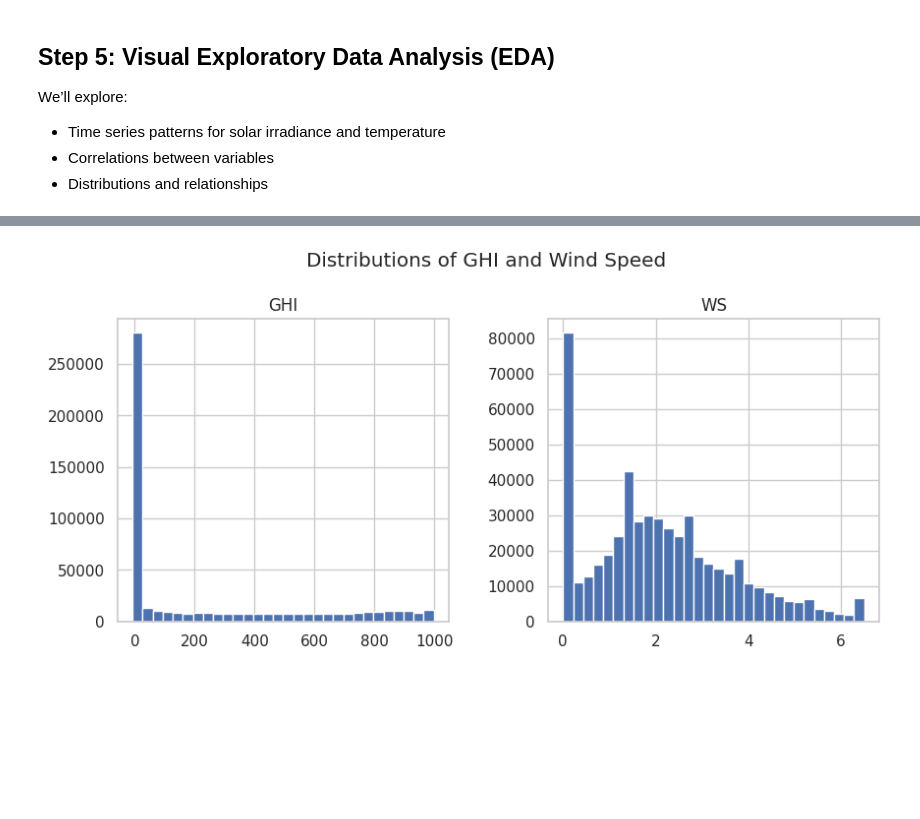
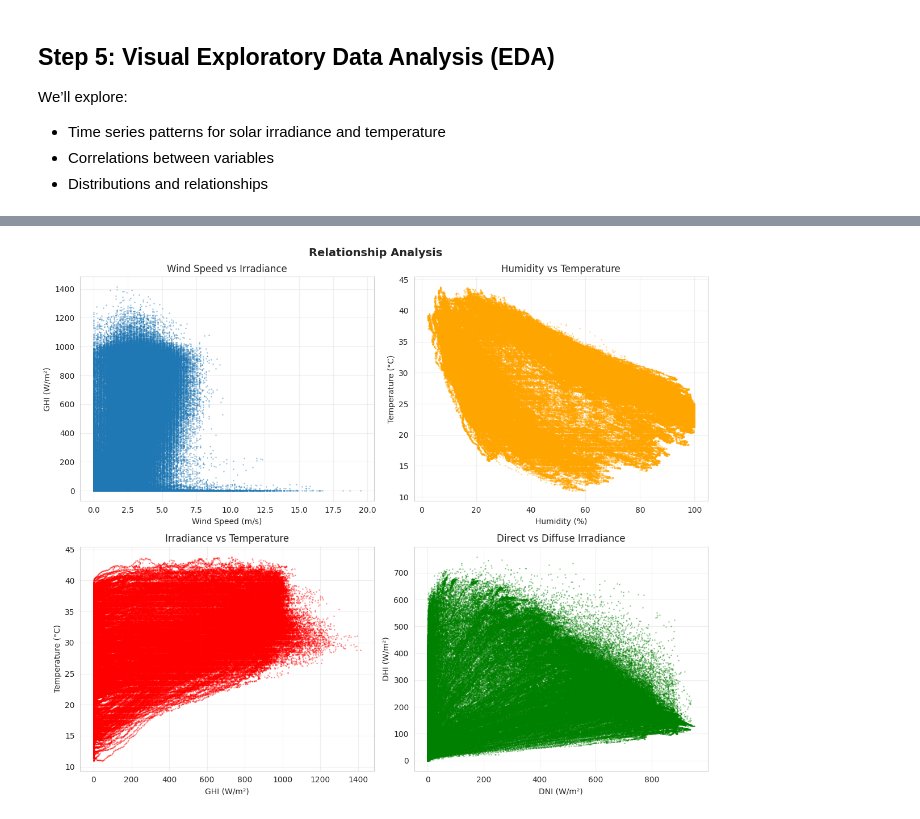
Before and after one commit to Zufan-Hadgu/solar-challenge-week0, a Jupyter notebook: notebooks/benin_eda.ipynb, the cells around one changed output, grey strips where cells are left out. Drawn from its saved outputs; the diff is of its cells as text; code cells hidden in the pictures; blank space fills up the shorter version.

```diff
--- a/notebooks/benin_eda.ipynb
+++ b/notebooks/benin_eda.ipynb
@@ -134,0 +177,17 @@ Percentage of outliers: 1.4726027397260275
+# %%
+# Outlier detection - ENVIRONMENTAL (all data)
+print("\nOutlier Detection - Environmental Variables:")
+print("="*50)
+
+env_cols = ['Tamb', 'RH', 'WS', 'WSgust', 'BP']
+env_df = df[env_cols].dropna()
+
+if len(env_df) > 0:
+    z_scores_env = np.abs(stats.zscore(env_df))
+    outliers_env = (z_scores_env > 3).any(axis=1)
+    print(f"Records analyzed: {len(env_df):,}")
+    print(f"Outliers: {outliers_env.sum():,} ({outliers_env.sum()/len(env_df)*100:.2f}%)")
+
+    for i, col in enumerate(env_cols):
+        col_out = (z_scores_env[:, i] > 3).sum()
+        print(f"  {col}: {col_out:,}")
@@ -207,7 +367,38 @@ plt.show()
 # %%
-df_clean[['GHI','WS']].hist(bins=30, figsize=(10,4))
-plt.suptitle("Distributions of GHI and Wind Speed", y=1.05)
+# Scatter plots
+fig, axes = plt.subplots(2, 2, figsize=(12,10))
+fig.suptitle('Relationship Analysis', fontsize=14, fontweight='bold')
+
+# WS vs GHI
+axes[0,0].scatter(df_clean['WS'], df_clean['GHI'], alpha=0.3, s=1)
+axes[0,0].set_xlabel('Wind Speed (m/s)')
+axes[0,0].set_ylabel('GHI (W/m²)')
+axes[0,0].set_title('Wind Speed vs Irradiance')
+axes[0,0].grid(True, alpha=0.3)
+
+# RH vs Tamb
+axes[0,1].scatter(df_clean['RH'], df_clean['Tamb'], alpha=0.3, s=1, color='orange')
+axes[0,1].set_xlabel('Humidity (%)')
+axes[0,1].set_ylabel('Temperature (°C)')
+axes[0,1].set_title('Humidity vs Temperature')
+axes[0,1].grid(True, alpha=0.3)
+
+# GHI vs Tamb
+axes[1,0].scatter(df_clean['GHI'], df_clean['Tamb'], alpha=0.3, s=1, color='red')
+axes[1,0].set_xlabel('GHI (W/m²)')
+axes[1,0].set_ylabel('Temperature (°C)')
+axes[1,0].set_title('Irradiance vs Temperature')
+axes[1,0].grid(True, alpha=0.3)
+
+# DNI vs DHI
+axes[1,1].scatter(df_clean['DNI'], df_clean['DHI'], alpha=0.3, s=1, color='green')
+axes[1,1].set_xlabel('DNI (W/m²)')
+axes[1,1].set_ylabel('DHI (W/m²)')
+axes[1,1].set_title('Direct vs Diffuse Irradiance')
+axes[1,1].grid(True, alpha=0.3)
+
+plt.tight_layout()
 plt.show()
 # %% [output]
-[figure, old version]
+[figure, new version]
 # %%
```
Also changed, not shown: parts of 15 cells of this notebook.
